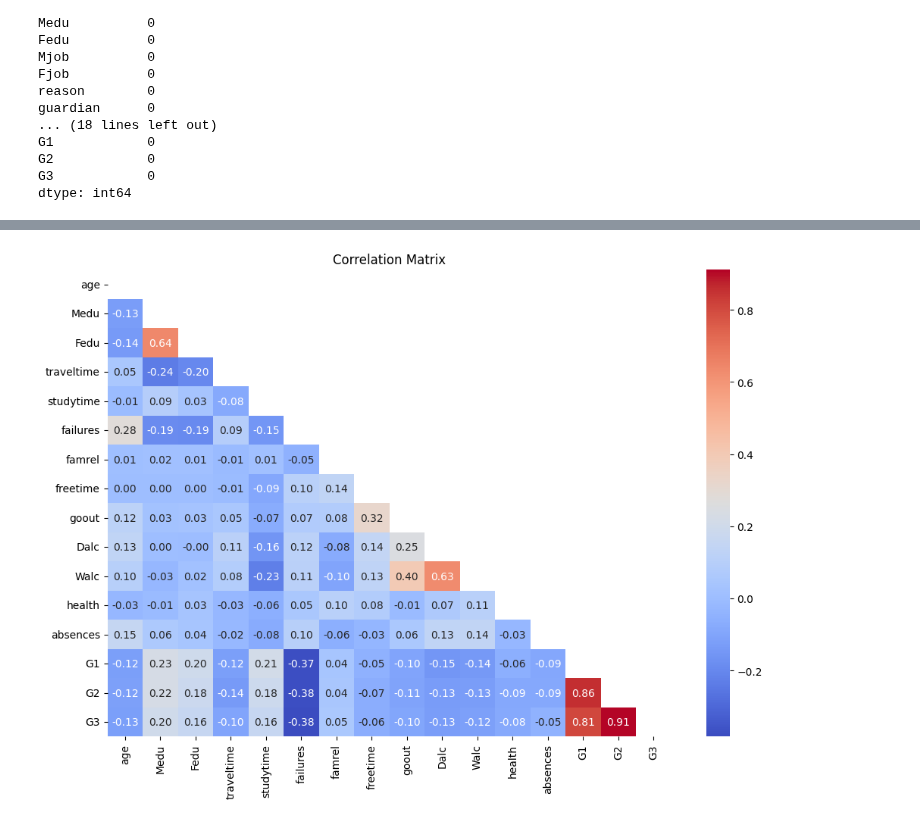
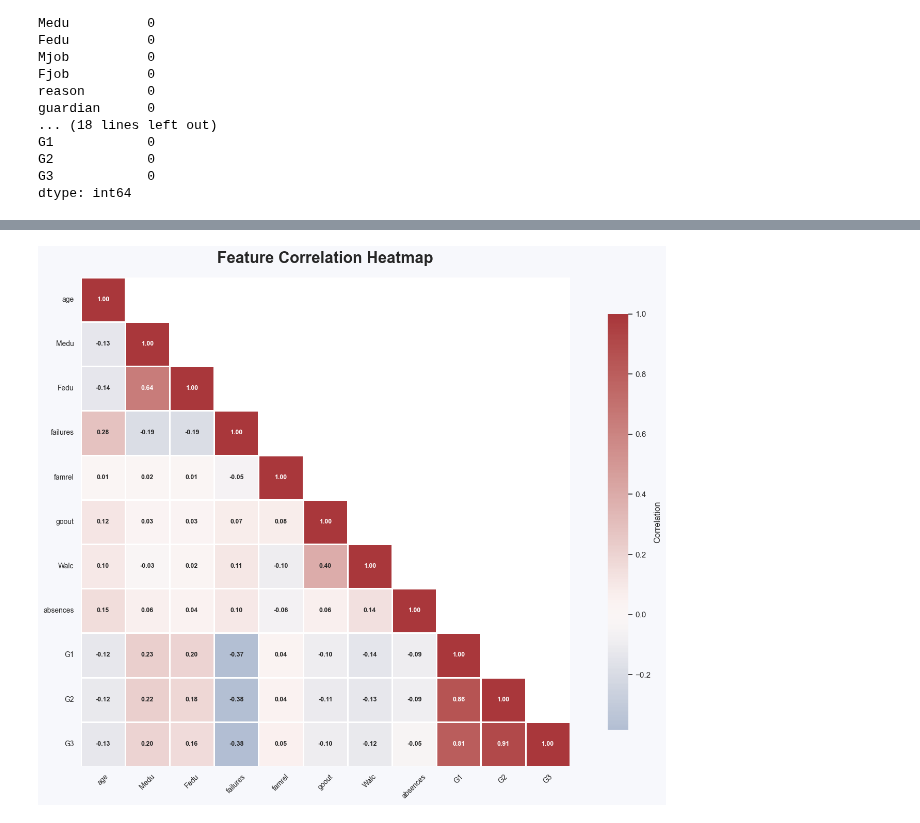
Before and after one commit to dogukanozcelik/student-performance-predictor, a Jupyter notebook: Data/EDA.ipynb, the cells around one changed output, grey strips where cells are left out. Cells and saved outputs as stored; diff of their text form; code cells hidden in the pictures.

```diff
--- a/Data/EDA.ipynb
+++ b/Data/EDA.ipynb
@@ -126,0 +298,10 @@ plt.show()
+# %%
+traveltime_mapping = {
+    1: "< 15 less than ",
+    2: "15-30 between",
+    3: "30-60 between",
+    4: "> 60 more than "
+}
+df["traveltime"] = df["traveltime"].map(traveltime_mapping)
+traveltime_counts=df["traveltime"].value_counts()
+traveltime_counts
@@ -126,0 +330,10 @@ plt.show()
+# %%
+studytime_mapping = {
+    1: "<2 hours",
+    2: "2–5 hours",
+    3: "5–10 hours",
+    4: ">10 hours"
+}
+df["studytime"] = df["studytime"].map(studytime_mapping)
+studytime_counts = df["studytime"].value_counts()
+studytime_counts
@@ -133,20 +525,46 @@ plt.show()
 # %%
+# Korelasyon matrisi
 corr = df.corr(numeric_only=True)
 
-mask = np.triu(np.ones_like(corr, dtype=bool))
+# Üst üçgeni gizle
+mask = np.triu(np.ones_like(corr, dtype=bool), k=1)
 
-plt.figure(figsize=(12,8))
+# Daha temiz görsel stil
+sns.set_theme(style="white", context="notebook")
+plt.figure(figsize=(15, 11), facecolor="#f7f8fc")
 
-sns.heatmap(
+# Heatmap
+ax = sns.heatmap(
     corr,
     mask=mask,
     annot=True,
-    cmap="coolwarm",
-    fmt=".2f"
+    fmt=".2f",
+    cmap="vlag",
+    center=0,
+    square=True,
+    linewidths=1.0,
+    linecolor="white",
+    cbar_kws={"shrink": 0.85, "label": "Correlation"},
+    annot_kws={"size": 9, "weight": "bold"},
 )
 
-plt.title("Correlation Matrix")
+# Başlık ve eksenler
+ax.set_title(
+    "Feature Correlation Heatmap",
+    fontsize=22,
+    fontweight="bold",
+    pad=20
+)
+
+ax.tick_params(axis="x", rotation=45, labelsize=10)
+ax.tick_params(axis="y", rotation=0, labelsize=10)
+
+# Çerçeve sadeleştirme
+for spine in ax.spines.values():
+    spine.set_visible(False)
+
+plt.tight_layout()
 plt.show()
 # %% [output]
-[figure, old version]
+[figure, new version]
 # %%
```
Also changed, not shown: parts of 33 cells of this notebook.
